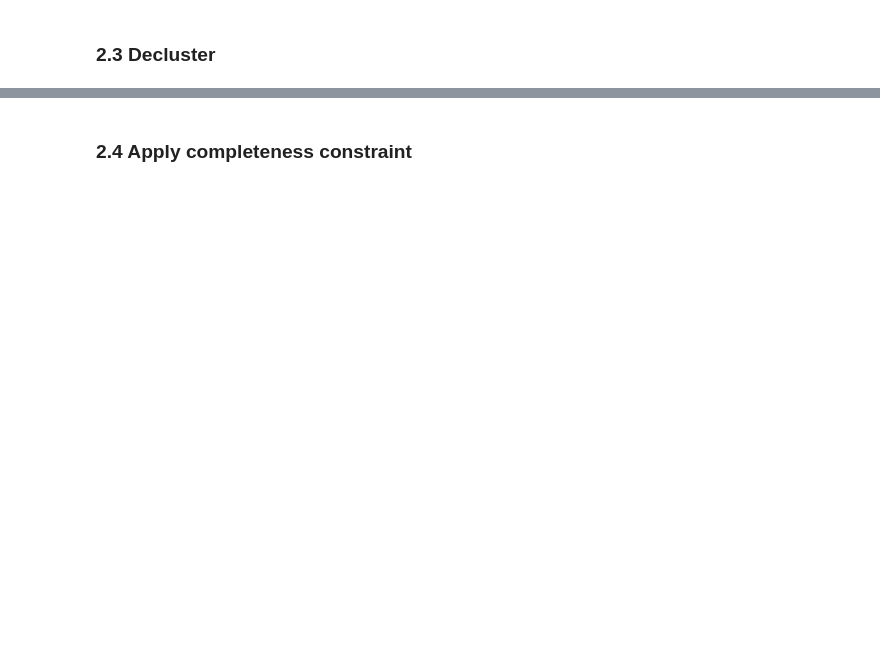
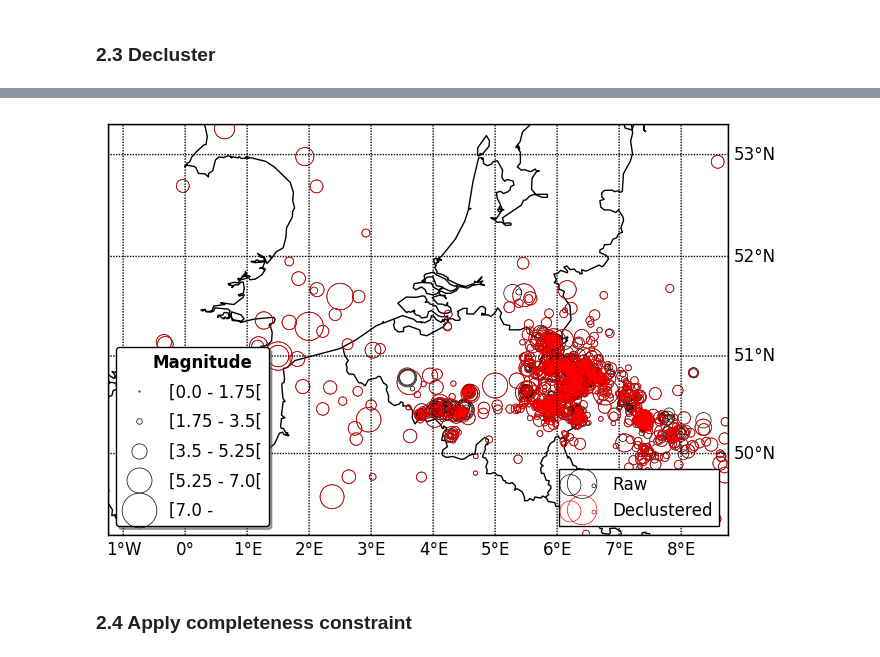
Before and after one commit to ROB-Seismology/rshalib, a Jupyter notebook: notebooks/rshalib_example.ipynb, the cells around one changed output, grey strips where cells are left out. Saved outputs shown, nothing was run; the diff lists cells and outputs as text; code cells hidden in the pictures; blank space fills up the shorter version.

Commit message:
Updated rshalib_example notebook to changes in rshalib and eqcatalog.
git-svn-id: https://svn.seismo.oma.be/svn/seismo/hazard/rshalib/trunk@6532 40b490c5-b4d9-47cb-8714-9bef99b524d5

```diff
--- a/notebooks/rshalib_example.ipynb
+++ b/notebooks/rshalib_example.ipynb
@@ -88,15 +90,16 @@ num_intensities = 25
 ### 2.1 Catalog parameters
 # %%
 Mtype = "MW"
-Mrelation = {"ML": "Ahorner1983", "MS": "Geller1976"}
-completeness = eqcat.Completeness_MW_201303a
+Mrelation = OrderedDict([("MS", "Geller1976"), ("ML", "Ahorner1983")])
+completeness = eqcatalog.rob.Completeness_MW_201303a
 region = (-1.25, 8.75, 49.15, 53.30)
 start_date = datetime.date(1350, 1, 1)
-end_date = datetime.date(2012, 12, 31)
+end_date = datetime.date(2019, 12, 31)
 Mmax = 7.1
 # %% [markdown]
 ### 2.2 Read raw catalog from database
 # %%
-raw_catalog = seismodb.query_ROB_LocalEQCatalog(region=region, Mmin=0.1,
-                                start_date=start_date, end_date=end_date)
-raw_catalog.plot_map()
+raw_catalog = eqcatalog.rob.query_local_eq_catalog(region=region, Mmin=0.1,
+                                    start_date=start_date, end_date=end_date)
+raw_catalog.name = 'ROB Catalog (raw)'
+raw_catalog.print_info()
@@ -103,2 +127,8 @@ raw_catalog.plot_map()
 # %% [markdown]
 ### 2.3 Decluster
+# %%
+dc_method = eqcatalog.declustering.LinkedWindowMethod()
+dc_window = eqcatalog.declustering.Gruenthal2009Window()
+dc_catalog = raw_catalog.subselect_declustering(dc_method, dc_window,
+            Mrelation=Mrelation, catalog_name='ROB Catalog (declustered)')
+dc_catalog.print_info()
@@ -105,11 +152,8 @@ raw_catalog.plot_map()
 # %%
-method = "Cluster"
-window = "Uhrhammer1986"
-fa_ratio = 0.5
-dc_catalog = raw_catalog.subselect_declustering(method=method, window=window,
-                                    fa_ratio=fa_ratio, Mtype=Mtype, Mrelation=Mrelation)
-eqcat.plot_catalogs_map([raw_catalog, dc_catalog], edge_colors=['k', 'r'],
-                           labels=["Raw", "Declustered"])
+eqcatalog.plot.plot_map([raw_catalog, dc_catalog], Mtype=Mtype, Mrelation=Mrelation,
+                        edge_colors=['k', 'r'], labels=["Raw", "Declustered"])
+# %% [output]
+[figure, added]
 # %% [markdown]
 ### 2.4 Apply completeness constraint
 # %%
```
Also changed, not shown: parts of 23 cells of this notebook.
